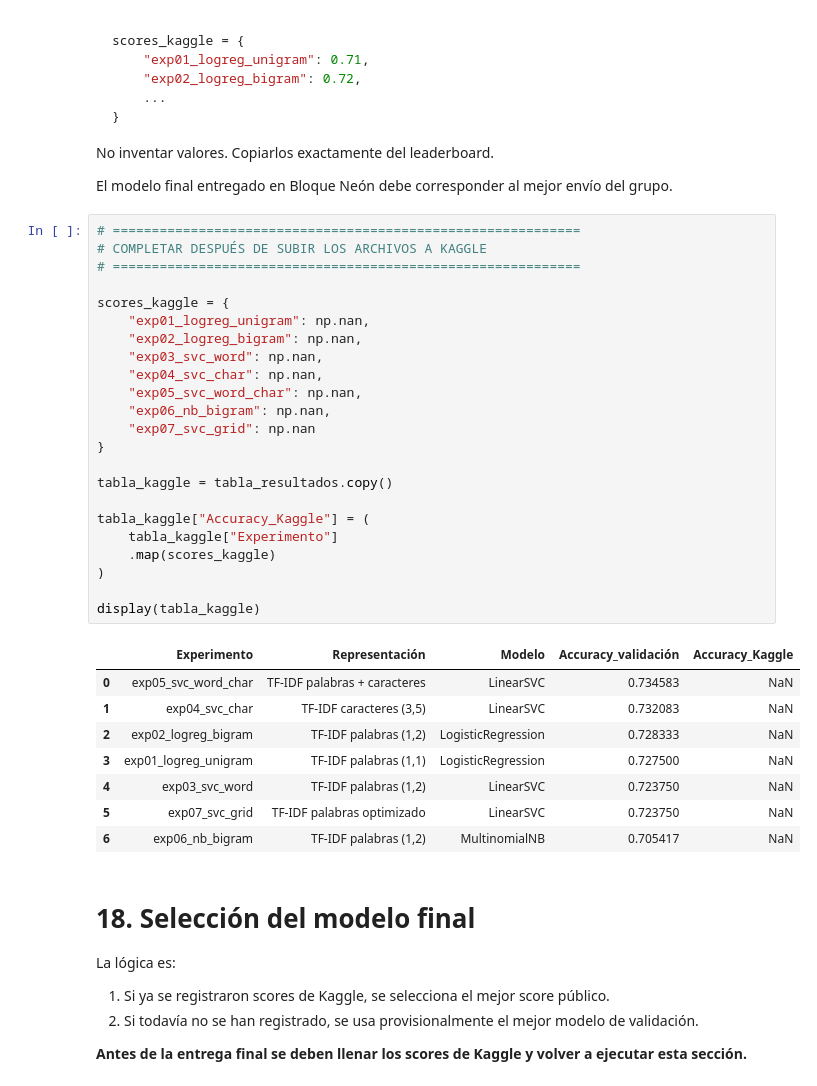
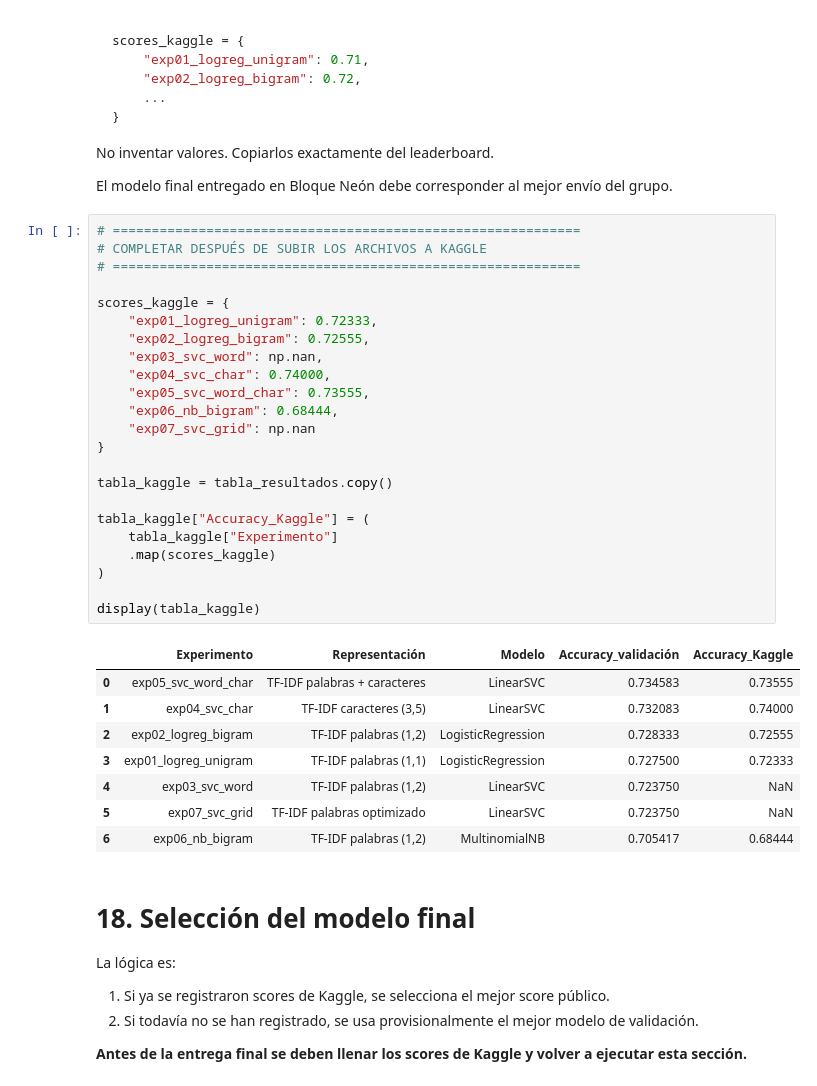
Before and after one commit to PabloMedinaForero/PROYECTO-AM-GRUPO20, a Jupyter notebook: santiagoSerrano.ipynb, the cells around one changed output. Saved outputs shown, nothing was run; the diff lists cells and outputs as text.

```diff
--- a/santiagoSerrano.ipynb
+++ b/santiagoSerrano.ipynb
@@ -1051,35 +1051,35 @@ El modelo final entregado en Bloque Neón debe corresponder al mejor envío del
 # %%
 # ============================================================
 # COMPLETAR DESPUÉS DE SUBIR LOS ARCHIVOS A KAGGLE
 # ============================================================
 
 scores_kaggle = {
-    "exp01_logreg_unigram": np.nan,
-    "exp02_logreg_bigram": np.nan,
+    "exp01_logreg_unigram": 0.72333,
+    "exp02_logreg_bigram": 0.72555,
     "exp03_svc_word": np.nan,
-    "exp04_svc_char": np.nan,
-    "exp05_svc_word_char": np.nan,
-    "exp06_nb_bigram": np.nan,
+    "exp04_svc_char": 0.74000,
+    "exp05_svc_word_char": 0.73555,
+    "exp06_nb_bigram": 0.68444,
     "exp07_svc_grid": np.nan
 }
 
 tabla_kaggle = tabla_resultados.copy()
 
 tabla_kaggle["Accuracy_Kaggle"] = (
     tabla_kaggle["Experimento"]
     .map(scores_kaggle)
 )
 
 display(tabla_kaggle)
 # %% [output]
 |  | Experimento | Representación | Modelo | Accuracy_validación | Accuracy_Kaggle |
-| 0 | exp05_svc_word_char | TF-IDF palabras + caracteres | LinearSVC | 0.734583 | NaN |
-| 1 | exp04_svc_char | TF-IDF caracteres (3,5) | LinearSVC | 0.732083 | NaN |
-| 2 | exp02_logreg_bigram | TF-IDF palabras (1,2) | LogisticRegression | 0.728333 | NaN |
-| 3 | exp01_logreg_unigram | TF-IDF palabras (1,1) | LogisticRegression | 0.727500 | NaN |
+| 0 | exp05_svc_word_char | TF-IDF palabras + caracteres | LinearSVC | 0.734583 | 0.73555 |
+| 1 | exp04_svc_char | TF-IDF caracteres (3,5) | LinearSVC | 0.732083 | 0.74000 |
+| 2 | exp02_logreg_bigram | TF-IDF palabras (1,2) | LogisticRegression | 0.728333 | 0.72555 |
+| 3 | exp01_logreg_unigram | TF-IDF palabras (1,1) | LogisticRegression | 0.727500 | 0.72333 |
 | 4 | exp03_svc_word | TF-IDF palabras (1,2) | LinearSVC | 0.723750 | NaN |
 | 5 | exp07_svc_grid | TF-IDF palabras optimizado | LinearSVC | 0.723750 | NaN |
-| 6 | exp06_nb_bigram | TF-IDF palabras (1,2) | MultinomialNB | 0.705417 | NaN |
+| 6 | exp06_nb_bigram | TF-IDF palabras (1,2) | MultinomialNB | 0.705417 | 0.68444 |
 # %% [markdown]
 # 18. Selección del modelo final
 
```
Also changed, not shown: parts of 1 cell of this notebook, 2 other files.
